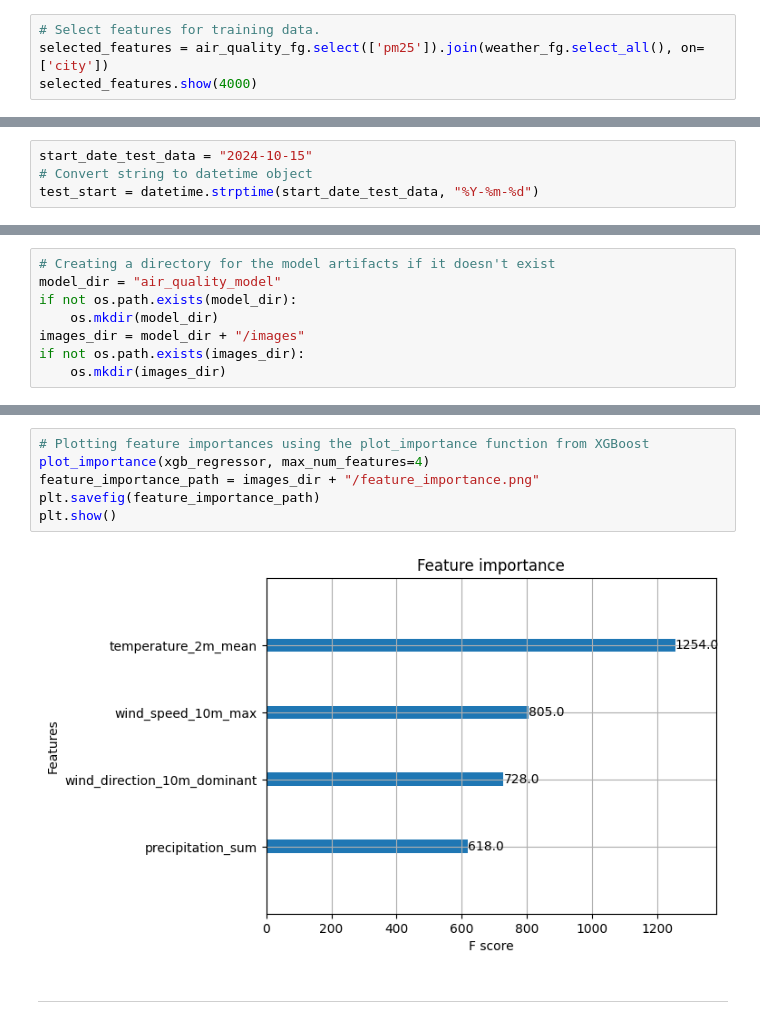
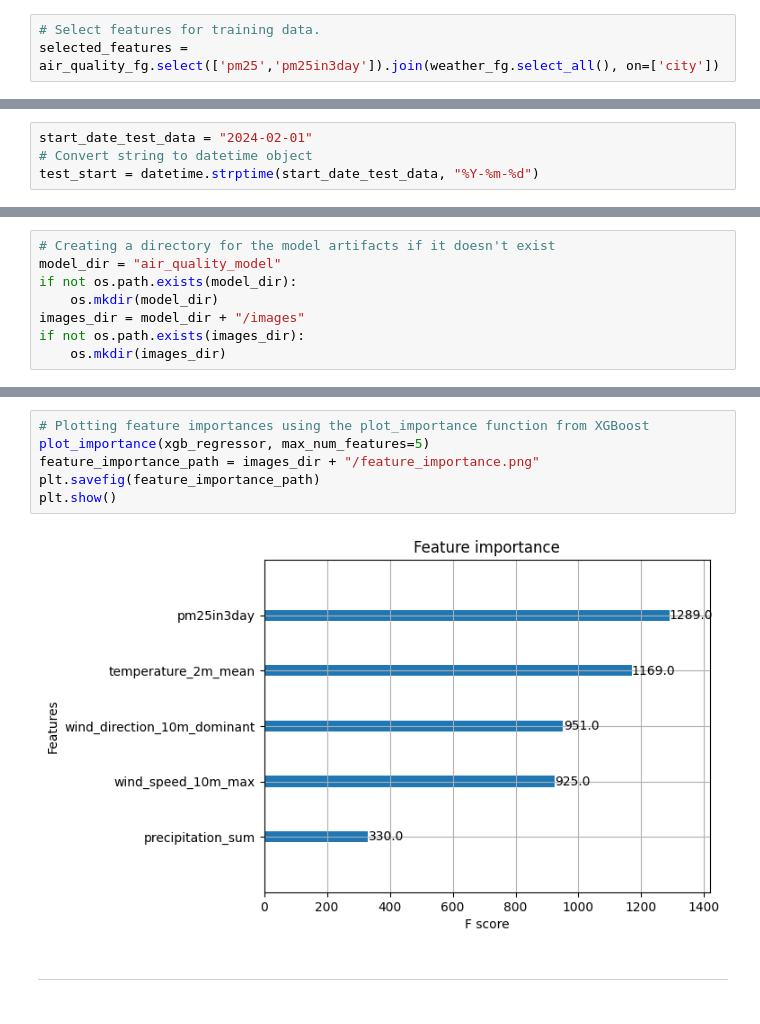
Before and after one commit to SomedayAvA/mlfs-book, a Jupyter notebook: notebooks/ch03/3_air_quality_training_pipeline.ipynb, the cells around one changed output, grey strips where cells are left out. Cells and saved outputs as stored; diff of their text form.

```diff
--- a/notebooks/ch03/3_air_quality_training_pipeline.ipynb
+++ b/notebooks/ch03/3_air_quality_training_pipeline.ipynb
@@ -62,8 +62,7 @@ weather_fg = fs.get_feature_group(
 ## <span style="color:#ff5f27;"> 🖍 Feature View Creation and Retrieving </span>
 # %%
 # Select features for training data.
-selected_features = air_quality_fg.select(['pm25']).join(weather_fg.select_all(), on=['city'])
-selected_features.show(4000)
+selected_features = air_quality_fg.select(['pm25','pm25in3day']).join(weather_fg.select_all(), on=['city'])
 # %% [markdown]
 ### Feature Views
 
@@ -100,7 +96,7 @@ https://c.app.hopsworks.ai:443/p/1171607/fs/1162310/fv/air_quality_fv/version/1
 
 We use a time-series split here, with training data before this date `start_date_test_data` and test data after this date
 # %%
-start_date_test_data = "2024-10-15"
+start_date_test_data = "2024-02-01"
 # Convert string to datetime object
 test_start = datetime.strptime(start_date_test_data, "%Y-%m-%d")
 # %%
@@ -237,11 +260,11 @@ plt.show()
 # %%
 # Plotting feature importances using the plot_importance function from XGBoost
-plot_importance(xgb_regressor, max_num_features=4)
+plot_importance(xgb_regressor, max_num_features=5)
 feature_importance_path = images_dir + "/feature_importance.png"
 plt.savefig(feature_importance_path)
 plt.show()
 # %% [output]
-[figure, old version]
+[figure, new version]
 # %% [markdown]
 ---
 # %% [markdown]
```
Also changed, not shown: parts of 11 cells of this notebook, 3 other files.
